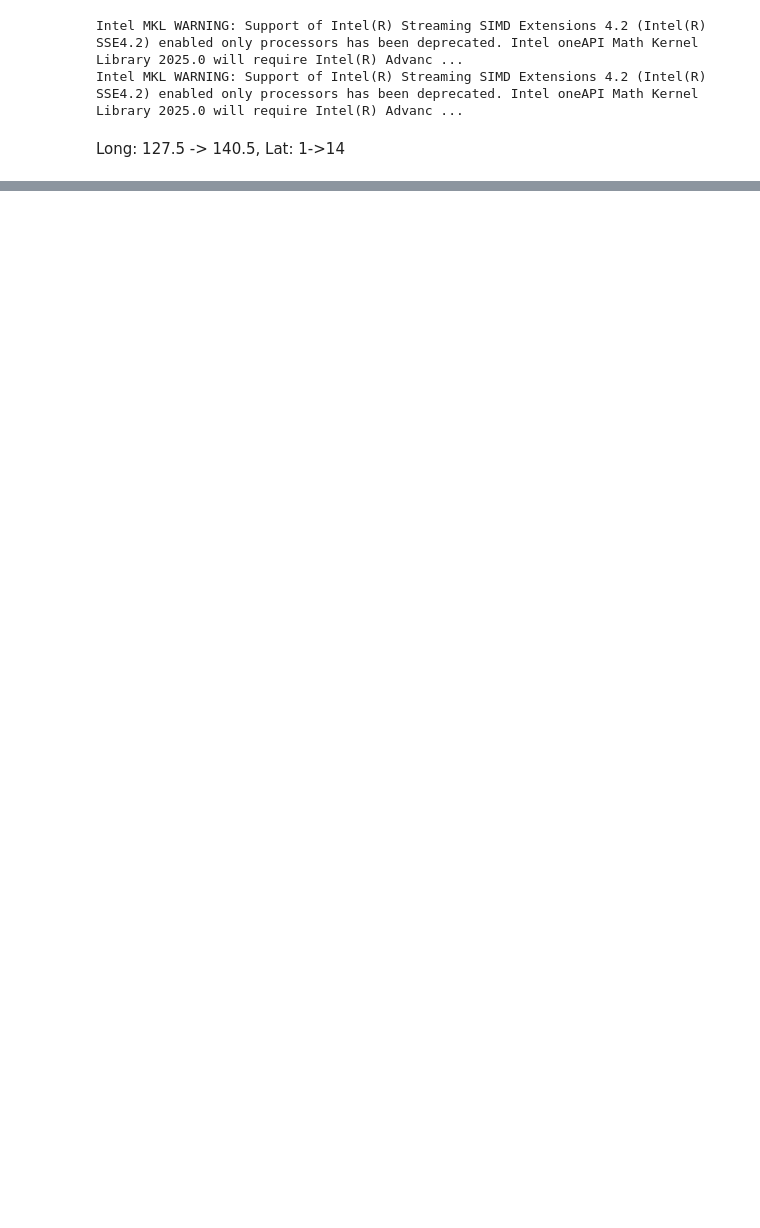
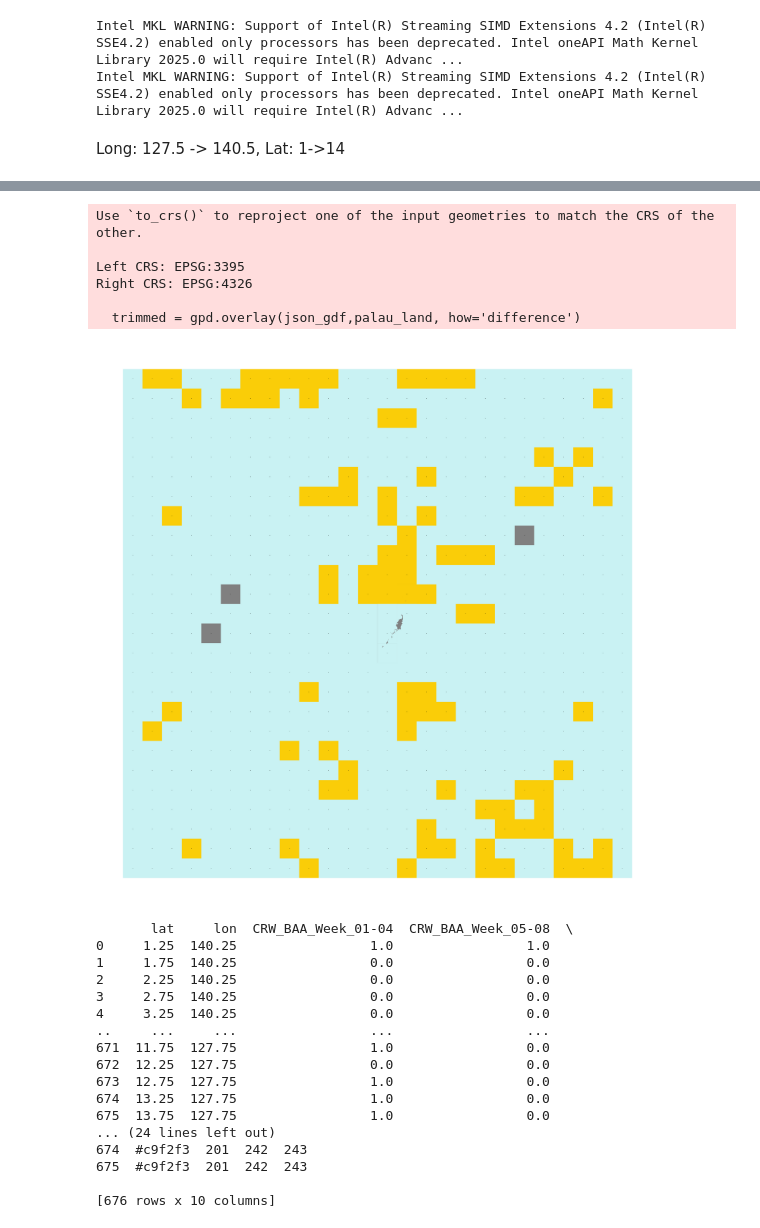
Before and after one commit to onejaelee/Palau-Graphics, a Jupyter notebook: CFS-CRW/crwOutlookGraphic.ipynb, the cells around one changed output, grey strips where cells are left out. Saved outputs shown, nothing was run; the diff lists cells and outputs as text; code cells hidden in the pictures; blank space fills up the shorter version.

Commit message:
Updated crwOutlookGraphic.ipynb
Now produces all four dial types for every week in CRW data

```diff
--- a/CFS-CRW/crwOutlookGraphic.ipynb
+++ b/CFS-CRW/crwOutlookGraphic.ipynb
@@ -37,12 +37,12 @@ from shapely import geometry
 p1 = geometry.Point(127.50,1.00)
 p2 = geometry.Point(140.50, 1.00)
 p3 = geometry.Point(140.50,14.00)
-p4 = geometry.Point(127.50,147.00)
+p4 = geometry.Point(127.50,14.00)
 
 pointList = [p1, p2, p3, p4, p1]
 poly = geometry.Polygon([[p.x, p.y] for p in pointList])
 
-df = pd.DataFrame(
+pdf = pd.DataFrame(
     {
         "id": ["Palau CRW Box"],
         "geometry": [poly
@@ -50,7 +50,7 @@ df = pd.DataFrame(
     }
 )
 
-gdf = gpd.GeoDataFrame(df, geometry="geometry")
+gdf = gpd.GeoDataFrame(pdf, geometry="geometry")
 print(gdf)
 # %% [output]
               id                                           geometry
@@ -64,7 +68,7 @@ boundary_shape = cascaded_union(boundary.geometry)
 # %%
-def getGridGeoJSON(time,df,variable_name):
+def getGridGeoJSON(df,variable_name):
 #     df = palau_eez(df)
-    df_slice = df[df['year'] == time]
+    df_slice = df
 
 
     coordinates = df_slice[['lat','lon',variable_name]]
@@ -79,7 +83,7 @@ def getGridGeoJSON(time,df,variable_name):
 
 
     df_slice = df_slice.sort_values(by=['lon','lat'], ascending=[False,True])
-    df_slice['new_col'] = list(zip(df_slice.latitude, df_slice.longitude))#         coordinates = coordinates.drop_duplicates()
+    df_slice['new_col'] = list(zip(df_slice.lat, df_slice.lon))#         coordinates = coordinates.drop_duplicates()
     coordinates = []
 
 
@@ -120,7 +124,7 @@ def getGridGeoJSON(time,df,variable_name):
     df_slice['geometry'] = voronoi_poly.sort_values(by=['lon','lat'], ascending=[False,True])['geometry'].tolist()
     df_slice = df_slice.reset_index()
     df_slice = df_slice.drop('index',axis=1)
-    values = df_slice['tos'].tolist()
+    values = df_slice[variable_name].tolist()
 
     df_colors = []
 
@@ -131,6 +135,10 @@ def getGridGeoJSON(time,df,variable_name):
                 break
             if tiers[-1] <= v:
                 df_colors.append(colors[-1])
+                break
+            if np.isnan(v):
+                df_colors.append("#00000000")
+#                 df_colors.append("#000000")
                 break
 
 
@@ -171,13 +179,17 @@ def getGridGeoJSON(time,df,variable_name):
 
     json_gdf = GeoDataFrame(df_slice,crs="EPSG:3395")
 
-    palau_land = gpd.read_file('palau.geojson')
+    palau_land = gpd.read_file('../palau.geojson')
     palau_land = palau_land.drop(['type','id','tags','meta'],axis = 1)
     palau_land = palau_land[palau_land.geometry.type != 'LineString']
+
     trimmed = gpd.overlay(json_gdf,palau_land, how='difference')
 
+#     trimmed = trimmed[["geometry",variable_name,"fill", "R", "G", "B" ]]
+
+
     #Plotting voronoi
-    fig, ax = plt.subplots(figsize=(12, 10))
+    fig, ax = plt.subplots(figsize=(50, 50))
     boundary.plot(ax=ax, color="gray")
     trimmed.plot(ax=ax, color=trimmed["fill"])
     points_gdf.plot(ax=ax, markersize=1, color="black")
@@ -185,6 +197,7 @@ def getGridGeoJSON(time,df,variable_name):
     plt.axis('equal')
     plt.show()
 
+#     print(trimmed)
 
     json_gdf = trimmed.to_json()
 
@@ -220,0 +275,27 @@ def colorbar_mpl(full_directory):
+# %%
+getGridGeoJSON(df,'CRW_BAA_Week_09-12')
+# %% [output]
+Use `to_crs()` to reproject one of the input geometries to match the CRS of the other.
+
+Left CRS: EPSG:3395
+Right CRS: EPSG:4326
+
+  trimmed = gpd.overlay(json_gdf,palau_land, how='difference')
+[figure, added]
+       lat     lon  CRW_BAA_Week_01-04  CRW_BAA_Week_05-08  \
+0     1.25  140.25                 1.0                 1.0
+1     1.75  140.25                 0.0                 0.0
+2     2.25  140.25                 0.0                 0.0
+3     2.75  140.25                 0.0                 0.0
+4     3.25  140.25                 0.0                 0.0
+..     ...     ...                 ...                 ...
+671  11.75  127.75                 1.0                 0.0
+672  12.25  127.75                 0.0                 0.0
+673  12.75  127.75                 1.0                 0.0
+674  13.25  127.75                 1.0                 0.0
+675  13.75  127.75                 1.0                 0.0
+... (24 lines left out)
+674  #c9f2f3  201  242  243
+675  #c9f2f3  201  242  243
+
+[676 rows x 10 columns]
```
Also changed, not shown: parts of 8 cells of this notebook, 1 other file.
